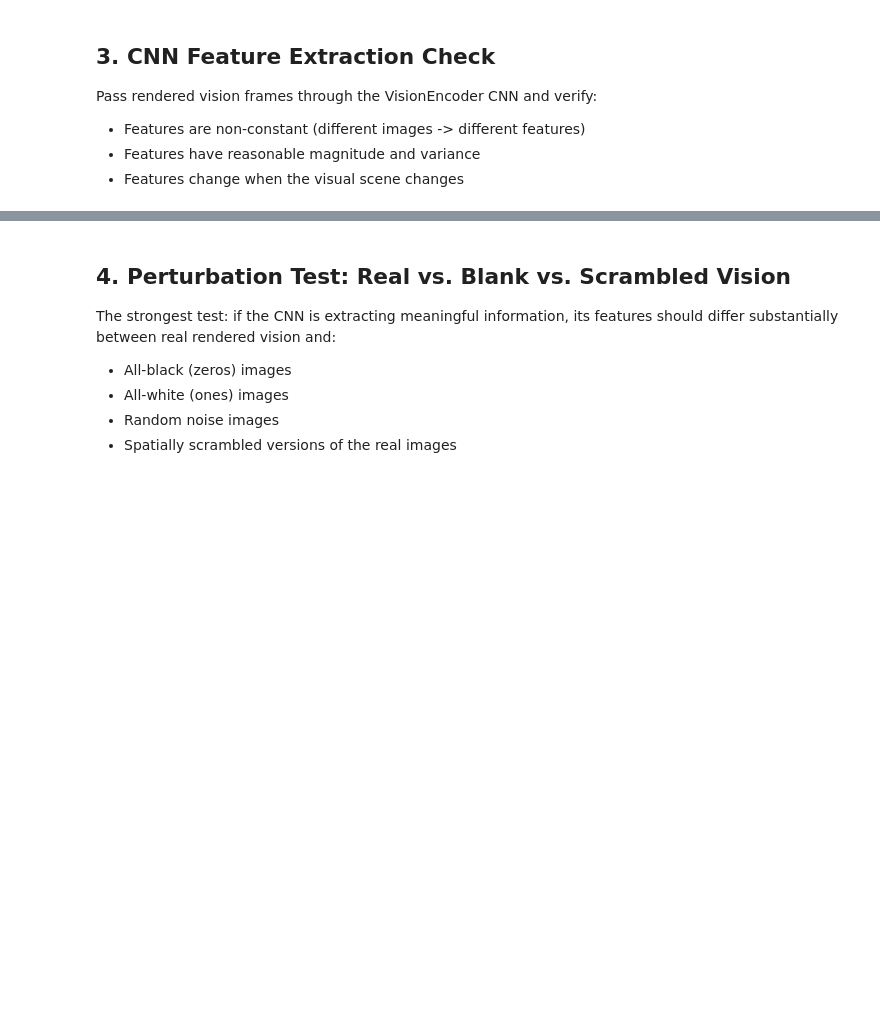
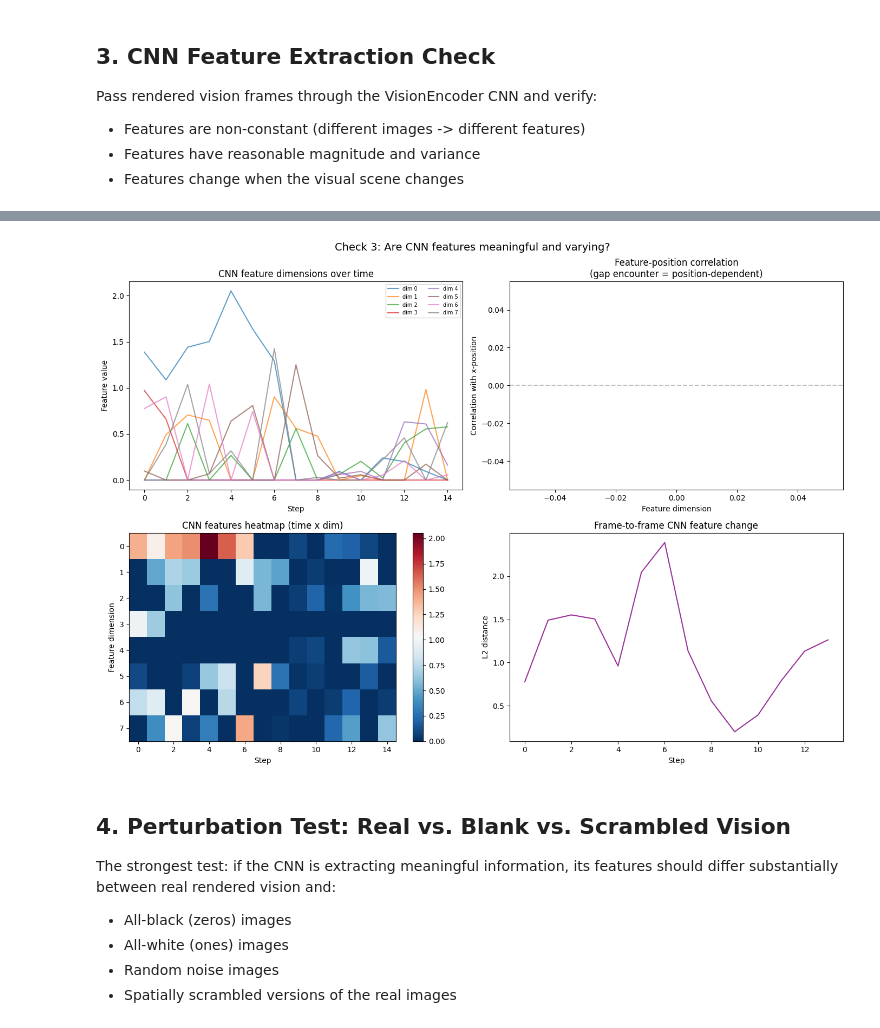
Before and after one commit to talmolab/vnl-playground, a Jupyter notebook: notebooks/vision_pipeline_validation.ipynb, the cells around one changed output, grey strips where cells are left out. Saved outputs shown, nothing was run; the diff lists cells and outputs as text; code cells hidden in the pictures; blank space fills up the shorter version.

```diff
--- a/notebooks/vision_pipeline_validation.ipynb
+++ b/notebooks/vision_pipeline_validation.ipynb
@@ -258,10 +328,12 @@ print(f"VisionEncoder params: {n_params:,}")
 vision_stack = jnp.array(np.array(vision_frames))  # (T, H, W, C)
 print(f"Vision stack shape: {vision_stack.shape}")
 
+
 # Batch forward pass
 @jax.jit
 def encode_batch(params, images):
     return jax.vmap(lambda img: vision_encoder.apply(params, img))(images)
+
 
 features = encode_batch(encoder_params, vision_stack)
 print(f"CNN features shape: {features.shape}")  # (T, 8)
@@ -273,12 +345,16 @@ print(f"CNN features std: {float(features.std()):.4f}")
 features_np = np.array(features)
 print(f"\nPer-dimension statistics:")
 for d in range(features_np.shape[1]):
-    print(f"  dim {d}: mean={features_np[:, d].mean():.4f}, "
-          f"std={features_np[:, d].std():.4f}, "
-          f"range=[{features_np[:, d].min():.4f}, {features_np[:, d].max():.4f}]")
+    print(
+        f"  dim {d}: mean={features_np[:, d].mean():.4f}, "
+        f"std={features_np[:, d].std():.4f}, "
+        f"range=[{features_np[:, d].min():.4f}, {features_np[:, d].max():.4f}]"
+    )
 
 # Check if features are constant
 feature_std_per_dim = features_np.std(axis=0)
 n_dead_dims = (feature_std_per_dim < 1e-6).sum()
 print(f"\nDead dimensions (std < 1e-6): {n_dead_dims}/{features_np.shape[1]}")
-print(f"FEATURES {'HAVE VARIATION' if n_dead_dims < features_np.shape[1] else 'ARE ALL DEAD (problem!)'}")
+print(
+    f"FEATURES {'HAVE VARIATION' if n_dead_dims < features_np.shape[1] else 'ARE ALL DEAD (problem!)'}"
+)
@@ -290,37 +386,42 @@ for d in range(features_np.shape[1]):
     axes[0, 0].plot(features_np[:, d], label=f"dim {d}", alpha=0.7)
 axes[0, 0].set_xlabel("Step")
 axes[0, 0].set_ylabel("Feature value")
 axes[0, 0].set_title("CNN feature dimensions over time")
 axes[0, 0].legend(fontsize=7, ncol=2)
 
 # Feature correlation with x-position
 for d in range(features_np.shape[1]):
-    corr = np.corrcoef(x_positions[:len(features_np)], features_np[:, d])[0, 1]
+    corr = np.corrcoef(x_positions[: len(features_np)], features_np[:, d])[0, 1]
     axes[0, 1].bar(d, corr, alpha=0.7)
 axes[0, 1].set_xlabel("Feature dimension")
 axes[0, 1].set_ylabel("Correlation with x-position")
-axes[0, 1].set_title("Feature-position correlation\n(gap encounter = position-dependent)")
+axes[0, 1].set_title(
+    "Feature-position correlation\n(gap encounter = position-dependent)"
+)
 axes[0, 1].axhline(y=0, color="gray", linestyle="--", alpha=0.5)
 
 # Feature heatmap over time
-im = axes[1, 0].imshow(features_np.T, aspect="auto", cmap="RdBu_r",
-                         interpolation="nearest")
+im = axes[1, 0].imshow(
+    features_np.T, aspect="auto", cmap="RdBu_r", interpolation="nearest"
+)
 axes[1, 0].set_xlabel("Step")
 axes[1, 0].set_ylabel("Feature dimension")
 axes[1, 0].set_title("CNN features heatmap (time x dim)")
 plt.colorbar(im, ax=axes[1, 0])
 
 # Pairwise feature distance between frames
 feature_diffs = np.diff(features_np, axis=0)
 feature_diff_norms = np.linalg.norm(feature_diffs, axis=1)
 axes[1, 1].plot(feature_diff_norms, color="purple", alpha=0.8)
 axes[1, 1].set_xlabel("Step")
 axes[1, 1].set_ylabel("L2 distance")
 axes[1, 1].set_title("Frame-to-frame CNN feature change")
 
 plt.suptitle("Check 3: Are CNN features meaningful and varying?", fontsize=14)
 plt.tight_layout()
 plt.show()
+# %% [output]
+[figure, added]
 # %% [markdown]
 ## 4. Perturbation Test: Real vs. Blank vs. Scrambled Vision
 
```
Also changed, not shown: parts of 11 cells of this notebook.
